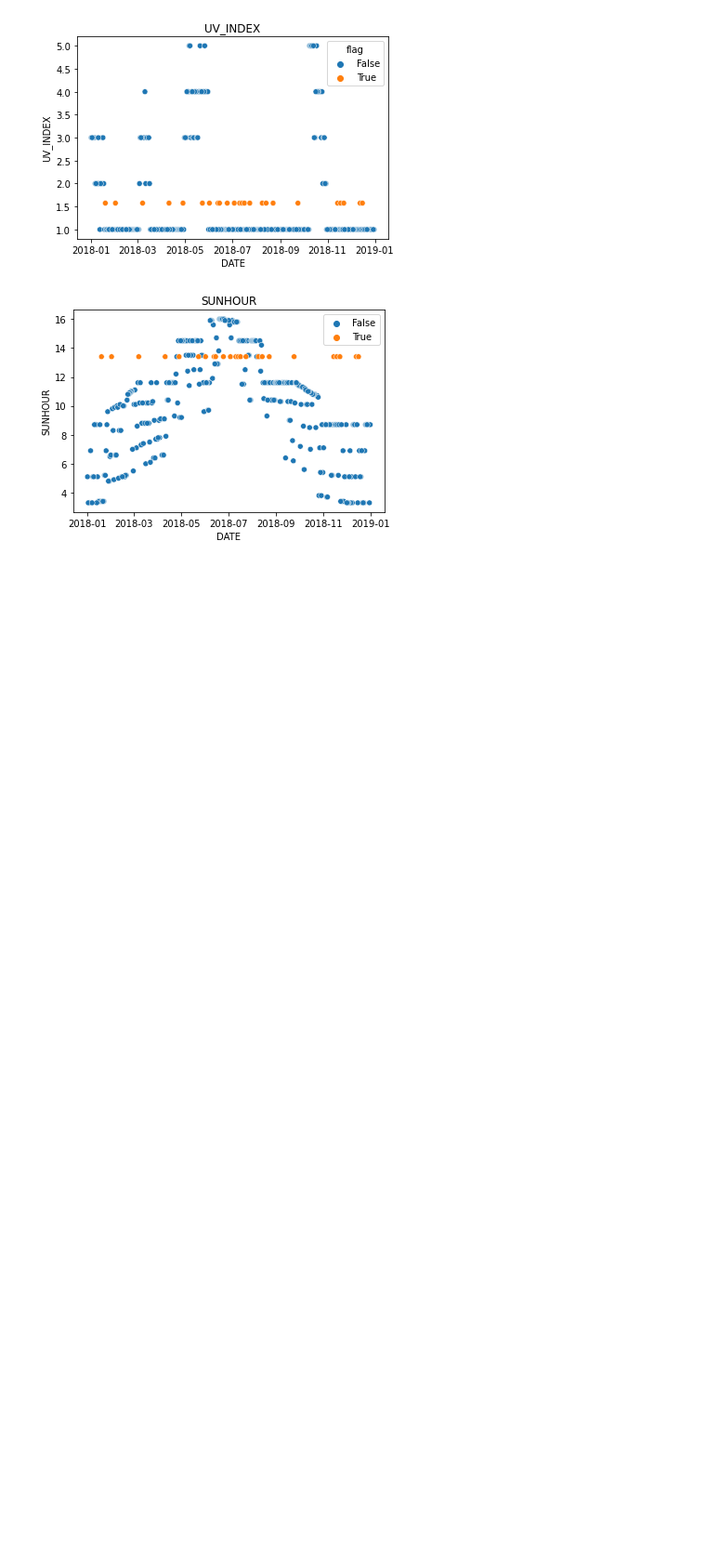
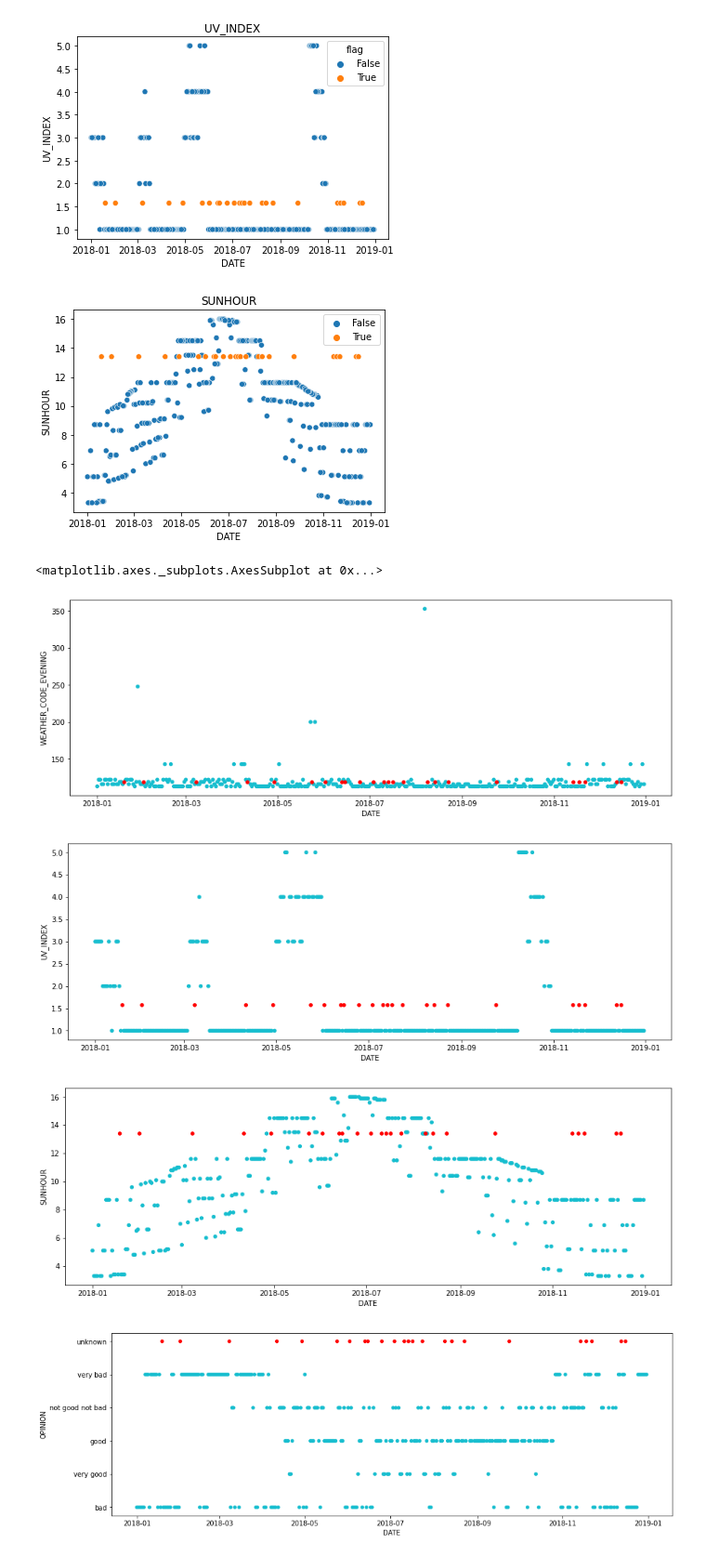
Before and after one commit to mars241/PYTHON, a Jupyter notebook: AAM_WCS_Pandas_Merge_and_fill_missing_values.ipynb, the cells around one changed output. Shown at 93% size. Drawn from its saved outputs; the diff is of its cells as text; code cells hidden in the pictures; blank space fills up the shorter version.

```diff
--- a/AAM_WCS_Pandas_Merge_and_fill_missing_values.ipynb
+++ b/AAM_WCS_Pandas_Merge_and_fill_missing_values.ipynb
@@ -584,3 +654,9 @@ SUNHOUR                    0
 OPINION                   24
 flag                       0
 dtype: int64
+# %%
+# Autrement
+df2018['SUNHOUR'] = df2018['SUNHOUR'].bfill()
+
+column_name = 'SUNHOUR'
+print("\n J'ai " ,df2018[column_name].isna().sum(), " valeurs manquantes dans la colonne ", column_name)
@@ -609,3 +687,10 @@ df2018['OPINION']
 346             unknown
 349             unknown
 Name: OPINION, Length: 365, dtype: object
+# %%
+# Autrement
+df2018['OPINION'].fillna('unknown', inplace = True) # When you are OK, you can replace this argument by True
+print(df2018['OPINION'].value_counts())
+
+column_name = 'OPINION'
+print("\n J'ai " ,df2018[column_name].isna().sum(), "valeurs manquantes dans la colonne", column_name)
@@ -693,3 +788,16 @@ plot.title('SUNHOUR')
 plot.show()
 # %% [output]
 [figure]
+# %%
+# Autrement:
+colors = ['r' if flag==1 else 'C9' for flag in df2018.flag]
+df2018.plot.scatter(x = 'DATE', y = 'WEATHER_CODE_EVENING', color=colors, figsize=(15,5))
+df2018.plot.scatter(x = 'DATE', y = 'UV_INDEX', color=colors, figsize=(15,5))
+df2018.plot.scatter(x = 'DATE', y = 'SUNHOUR', color=colors, figsize=(15,5))
+df2018.plot.scatter('DATE', 'OPINION', color=colors, figsize=(15,5))
+# %% [output]
+<matplotlib.axes._subplots.AxesSubplot at 0x...>
+[figure, added]
+[figure, added]
+[figure, added]
+[figure, added]
```
Also changed, not shown: parts of 8 cells of this notebook.
